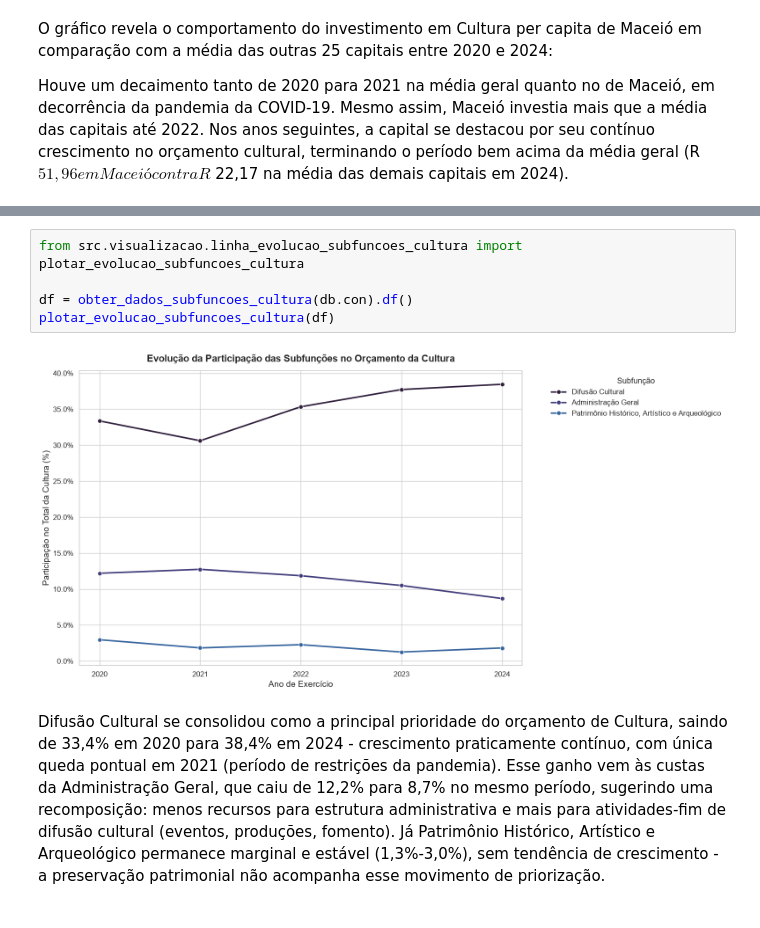
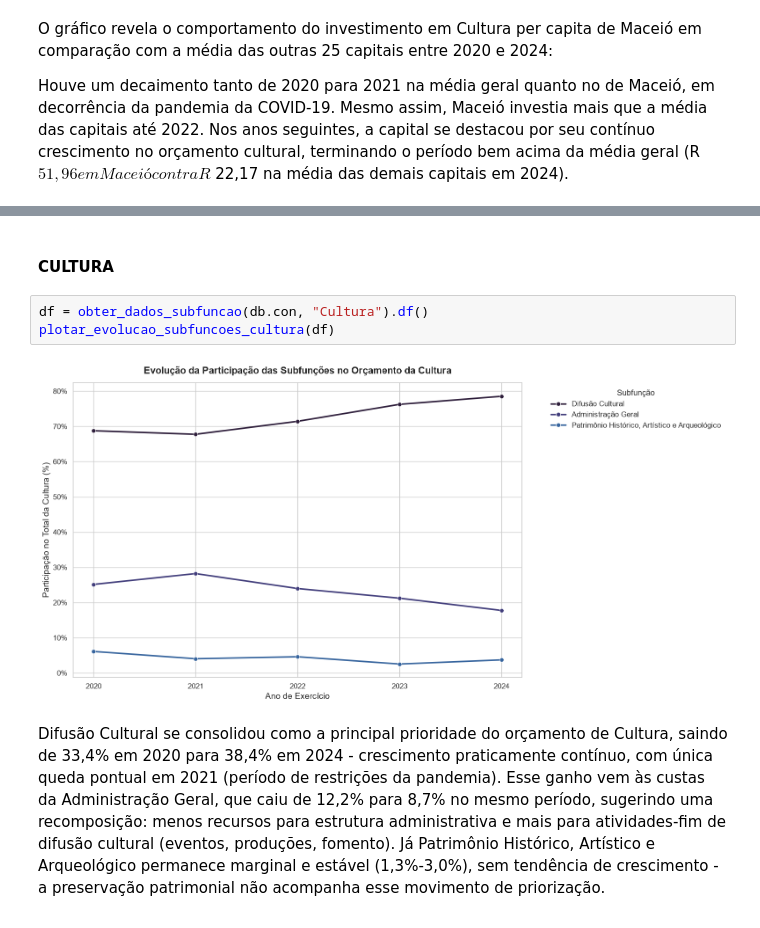
Before and after one commit to doardoE/Desafio-Analista-de-Dados-Sefaz-Macei-, a Jupyter notebook: notebooks/analise_descritiva.ipynb, the cells around one changed output, grey strips where cells are left out. Cells and saved outputs as stored; diff of their text form.

```diff
--- a/notebooks/analise_descritiva.ipynb
+++ b/notebooks/analise_descritiva.ipynb
@@ -129,10 +161,10 @@ Houve um decaimento tanto de 2020 para 2021 na média geral quanto no de Maceió
+# %% [markdown]
+#### CULTURA
 # %%
-from src.visualizacao.linha_evolucao_subfuncoes_cultura import plotar_evolucao_subfuncoes_cultura
-
-df = obter_dados_subfuncoes_cultura(db.con).df()
+df = obter_dados_subfuncao(db.con, "Cultura").df()
 plotar_evolucao_subfuncoes_cultura(df)
 # %% [output]
-[figure, old version]
+[figure, new version]
 # %% [markdown]
 Difusão Cultural se consolidou como a principal prioridade do orçamento de Cultura, saindo de 33,4% em 2020 para 38,4% em 2024 - crescimento praticamente contínuo, com única queda pontual em 2021 (período de restrições da pandemia). Esse ganho vem às custas da Administração Geral, que caiu de 12,2% para 8,7% no mesmo período, sugerindo uma recomposição: menos recursos para estrutura administrativa e mais para atividades-fim de difusão cultural (eventos, produções, fomento). Já Patrimônio Histórico, Artístico e Arqueológico permanece marginal e estável (1,3%-3,0%), sem tendência de crescimento - a preservação patrimonial não acompanha esse movimento de priorização.
 
```
Also changed, not shown: parts of 19 cells of this notebook, 3 other files.
